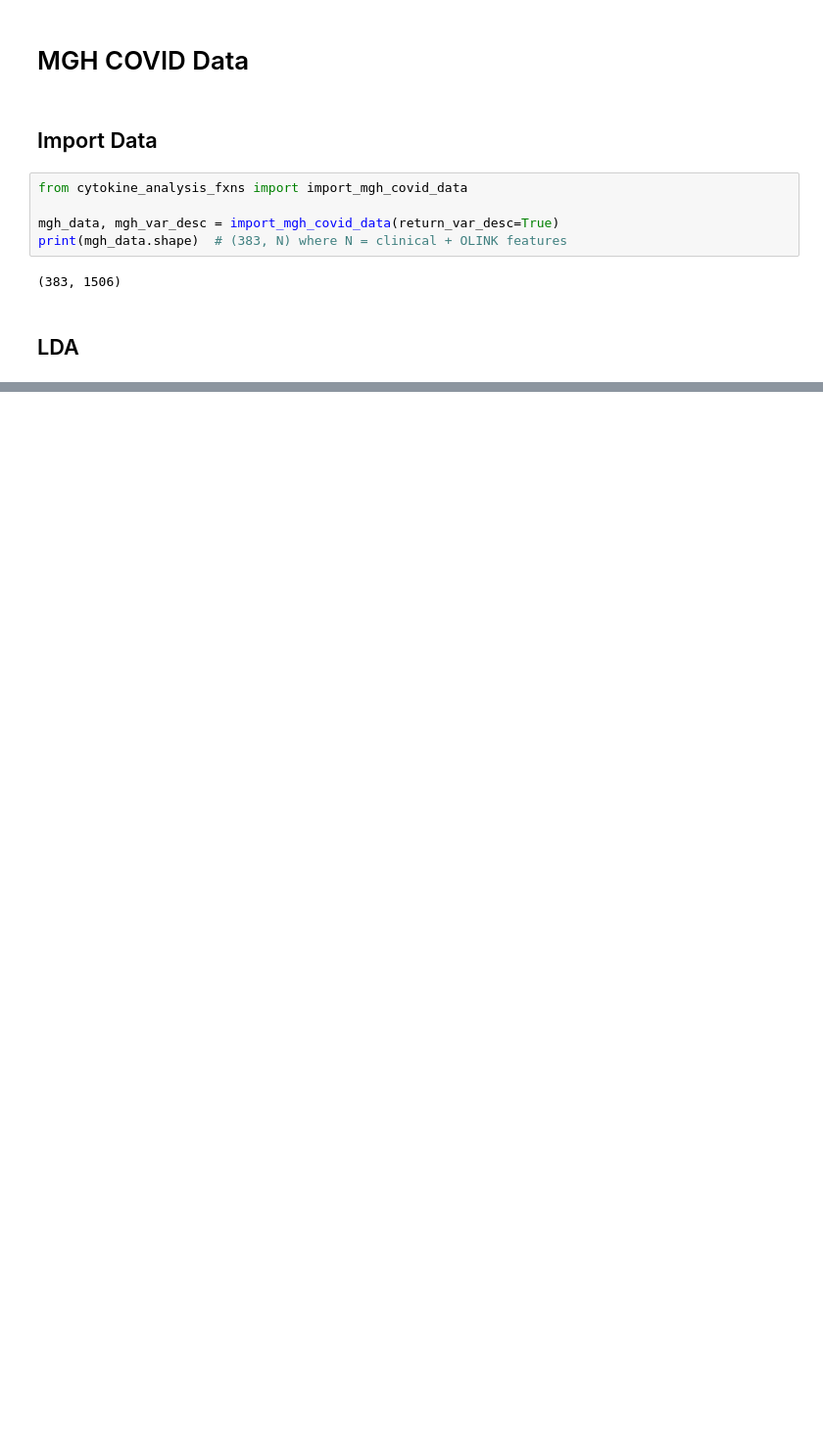
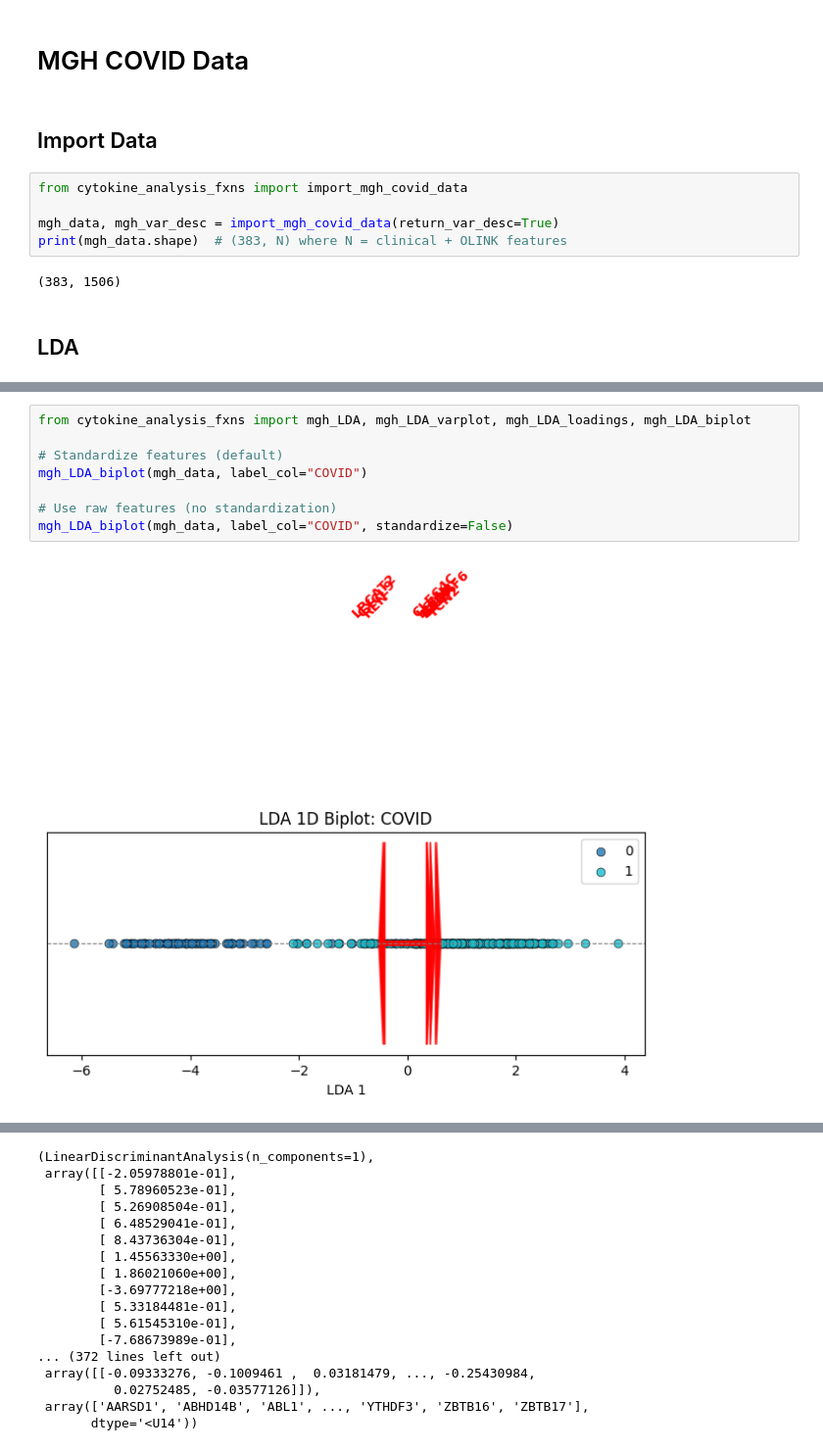
Before and after one commit to da8702/ChemoBrain-Analysis, a Jupyter notebook: Cytokine_Analysis.ipynb, the cells around one changed output, grey strips where cells are left out. Shown at 98% size. Cells and saved outputs as stored; diff of their text form; blank space fills up the shorter version.

```diff
--- a/Cytokine_Analysis.ipynb
+++ b/Cytokine_Analysis.ipynb
@@ -99,0 +107,10 @@ mgh_LDA(mgh_data, label_col="Acuity_0", vertical_jitter=True)
+# %%
+from cytokine_analysis_fxns import mgh_LDA, mgh_LDA_varplot, mgh_LDA_loadings, mgh_LDA_biplot
+
+# Standardize features (default)
+mgh_LDA_biplot(mgh_data, label_col="COVID")
+
+# Use raw features (no standardization)
+mgh_LDA_biplot(mgh_data, label_col="COVID", standardize=False)
+# %% [output]
+[figure, added]
@@ -99,0 +118,17 @@ mgh_LDA(mgh_data, label_col="Acuity_0", vertical_jitter=True)
+(LinearDiscriminantAnalysis(n_components=1),
+ array([[-2.05978801e-01],
+        [ 5.78960523e-01],
+        [ 5.26908504e-01],
+        [ 6.48529041e-01],
+        [ 8.43736304e-01],
+        [ 1.45563330e+00],
+        [ 1.86021060e+00],
+        [-3.69777218e+00],
+        [ 5.33184481e-01],
+        [ 5.61545310e-01],
+        [-7.68673989e-01],
+... (372 lines left out)
+ array([[-0.09333276, -0.1009461 ,  0.03181479, ..., -0.25430984,
+          0.02752485, -0.03577126]]),
+ array(['AARSD1', 'ABHD14B', 'ABL1', ..., 'YTHDF3', 'ZBTB16', 'ZBTB17'],
+       dtype='<U14'))
```
Also changed, not shown: parts of 10 cells of this notebook, 2 other files.
